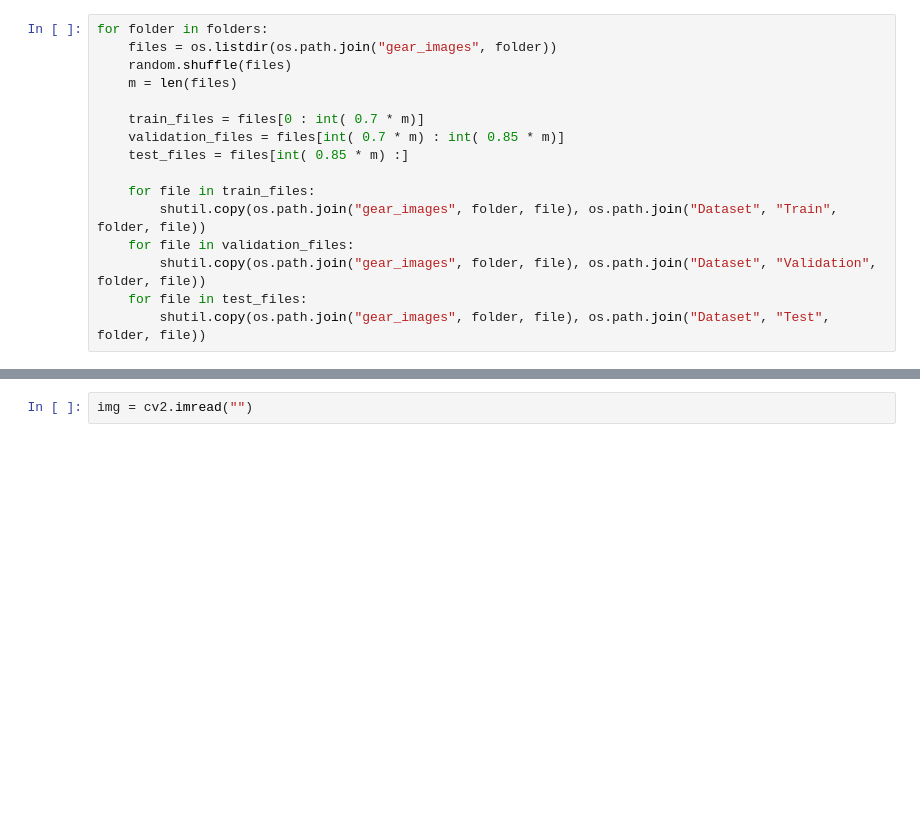
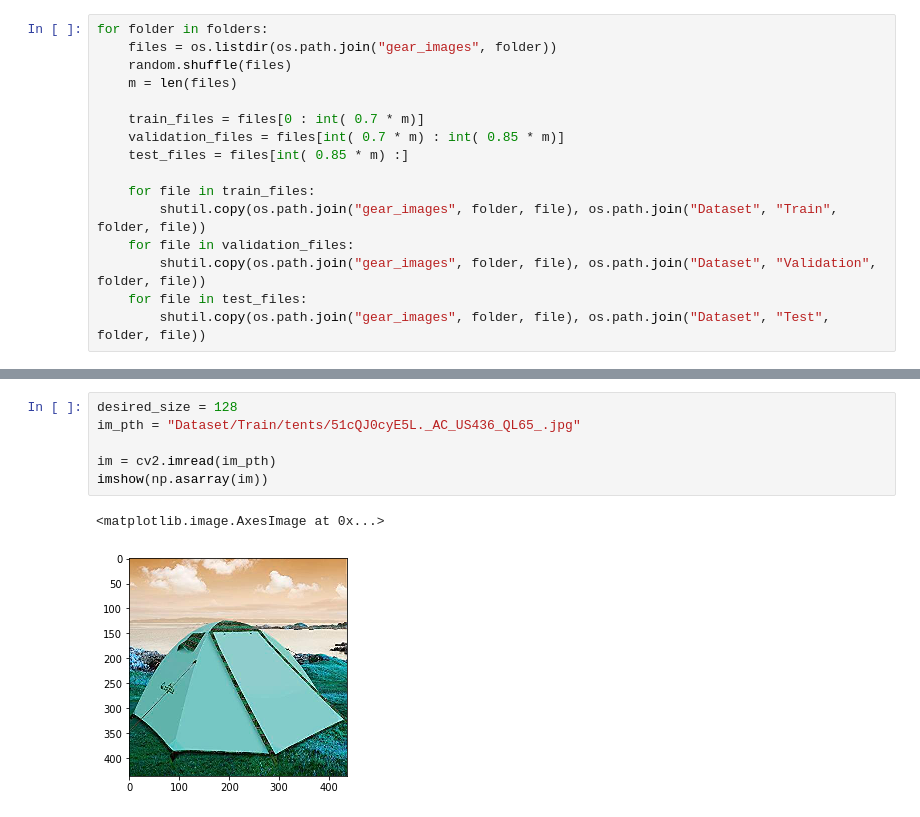
Before and after one commit to karthy1988/highgradient, a Jupyter notebook: openhack.ipynb, the cells around one changed output, grey strips where cells are left out. Drawn from its saved outputs; the diff is of its cells as text; blank space fills up the shorter version.

```diff
--- a/openhack.ipynb
+++ b/openhack.ipynb
@@ -90,2 +91,9 @@ Probability : 0.964253247
-# %%
-img = cv2.imread("")
+# %%
+desired_size = 128
+im_pth = "Dataset/Train/tents/51cQJ0cyE5L._AC_US436_QL65_.jpg"
+
+im = cv2.imread(im_pth)
+imshow(np.asarray(im))
+# %% [output]
+<matplotlib.image.AxesImage at 0x...>
+[figure, added]
```
Also changed, not shown: parts of 10 cells of this notebook.
